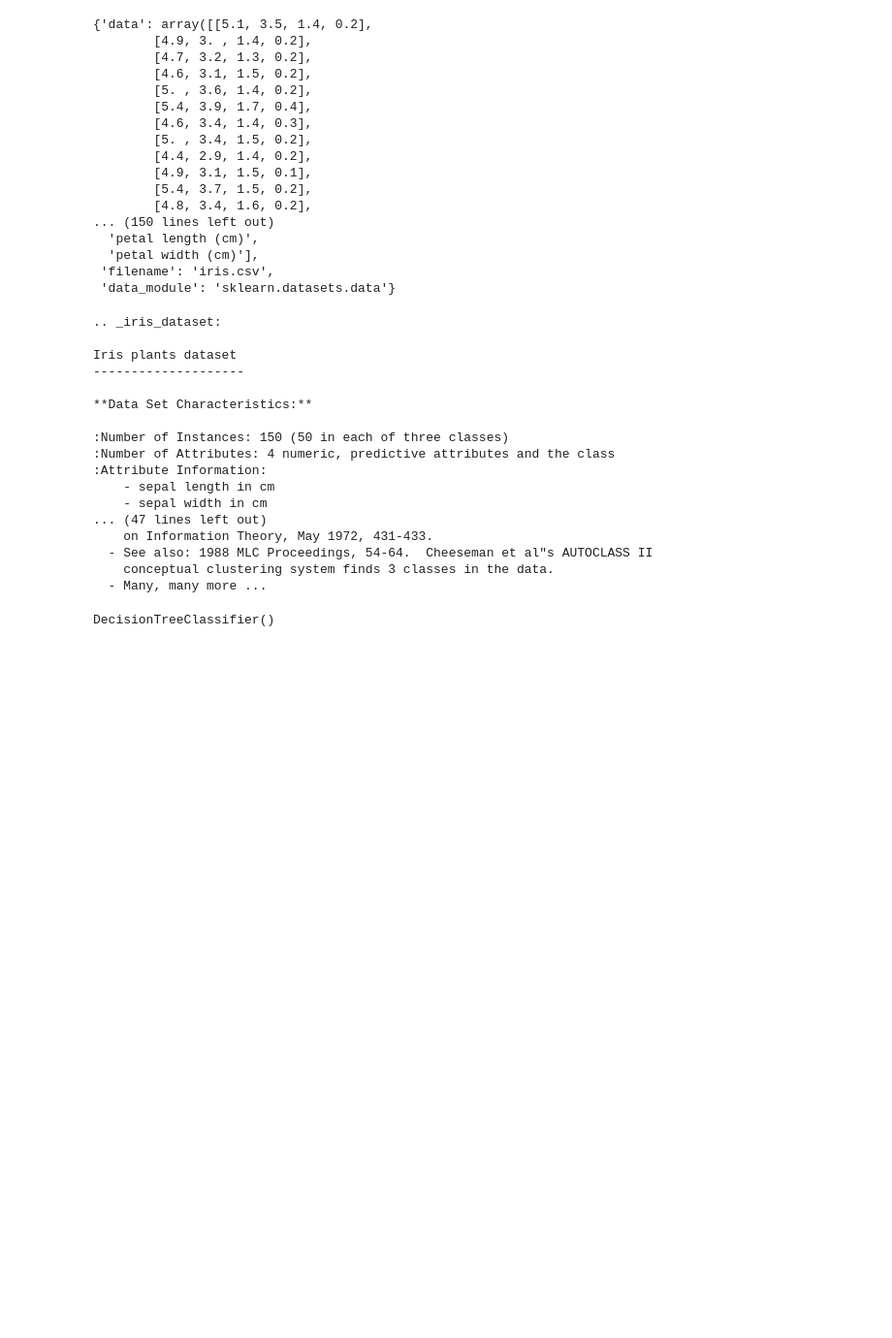
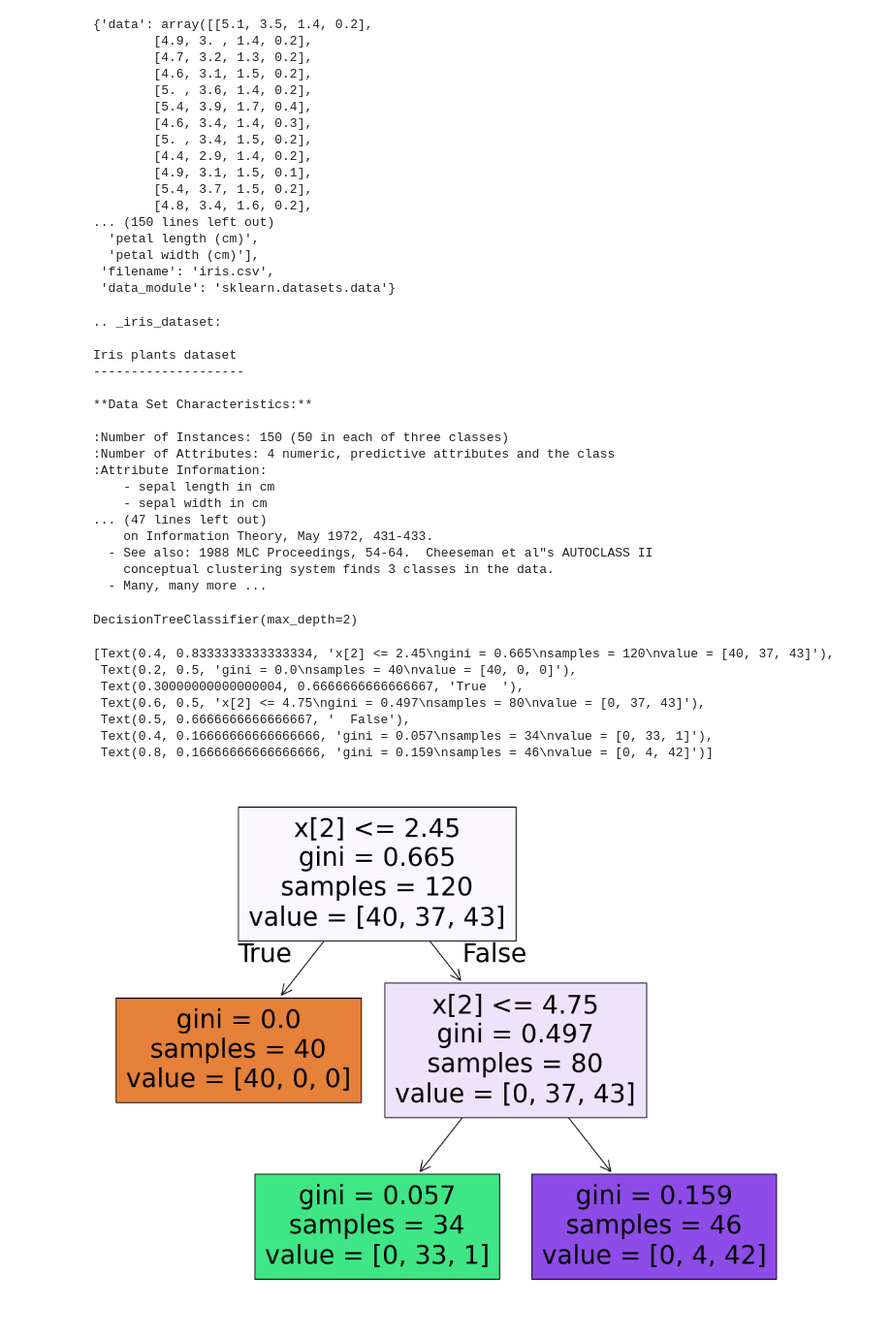
Before and after one commit to JITESH-KUMAR05/myGenAIPrac, a Jupyter notebook: MLBasics/Decision Tree classifier and Regressor/decisionTRee.ipynb, the cells around one changed output. Shown: that part at 97% size. Drawn from its saved outputs; the diff is of its cells as text; code cells hidden in the pictures; blank space fills up the shorter version.

Commit message:
prunning and decision tree

```diff
--- a/MLBasics/Decision Tree classifier and Regressor/decisionTRee.ipynb
+++ b/MLBasics/Decision Tree classifier and Regressor/decisionTRee.ipynb
@@ -60,10 +60,22 @@ X_train,X_test,y_train,y_test=train_test_split(X,y,test_size=0.20,random_state=1
 # %%
 ## apply decision tree classifier
 from sklearn.tree import DecisionTreeClassifier
-treeClassifier = DecisionTreeClassifier()
+treeClassifier = DecisionTreeClassifier(max_depth=2)
 # %%
 treeClassifier.fit(X_train,y_train)
 # %% [output]
-DecisionTreeClassifier()
+DecisionTreeClassifier(max_depth=2)
 # %%
 ## visualise the decision tree
+from sklearn import tree
+plt.figure(figsize=(13,10))
+tree.plot_tree(treeClassifier,filled=True)
+# %% [output]
+[Text(0.4, 0.8333333333333334, 'x[2] <= 2.45\ngini = 0.665\nsamples = 120\nvalue = [40, 37, 43]'),
+ Text(0.2, 0.5, 'gini = 0.0\nsamples = 40\nvalue = [40, 0, 0]'),
+ Text(0.30000000000000004, 0.6666666666666667, 'True  '),
+ Text(0.6, 0.5, 'x[2] <= 4.75\ngini = 0.497\nsamples = 80\nvalue = [0, 37, 43]'),
+ Text(0.5, 0.6666666666666667, '  False'),
+ Text(0.4, 0.16666666666666666, 'gini = 0.057\nsamples = 34\nvalue = [0, 33, 1]'),
+ Text(0.8, 0.16666666666666666, 'gini = 0.159\nsamples = 46\nvalue = [0, 4, 42]')]
+[figure, added]
```
Also changed, not shown: parts of 14 cells of this notebook.
